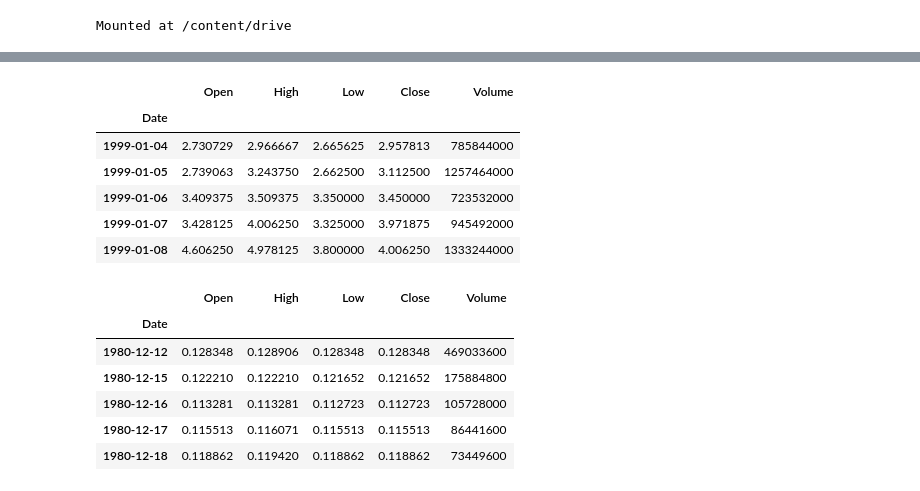
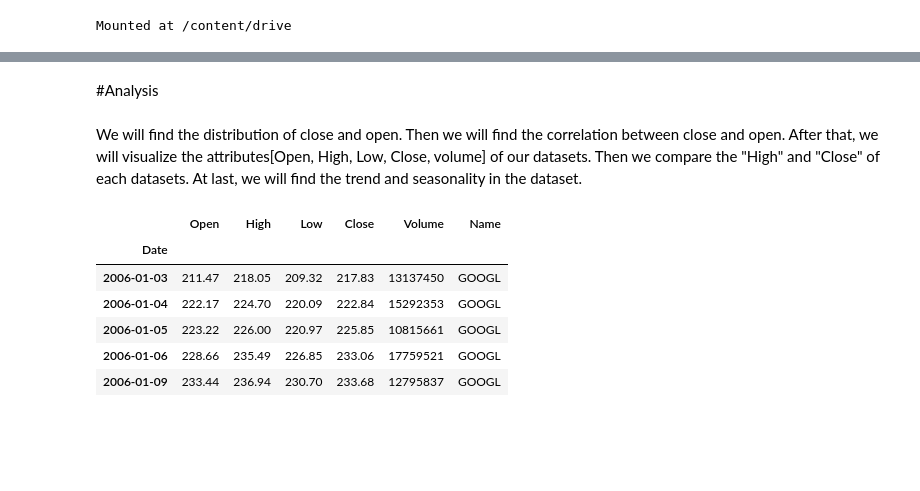
Before and after one commit to shiv4705/Stock-Market-Analysis-and-Forecasting, a Jupyter notebook: SGP.ipynb, the cells around one changed output, grey strips where cells are left out. Saved outputs shown, nothing was run; the diff lists cells and outputs as text; code cells hidden in the pictures; blank space fills up the shorter version.

```diff
--- a/SGP.ipynb
+++ b/SGP.ipynb
@@ -30,3 +28,7 @@ Saving IBM_2006_2018.csv to IBM_2006_2018.csv
+# %% [markdown]
+#Analysis
+# %% [markdown]
+We will find the distribution of close and open. Then we will find the correlation between close and open. After that, we will visualize the attributes[Open, High, Low, Close, volume] of our datasets. Then we compare the "High" and "Close" of each datasets. At last, we will find the trend and seasonality in the dataset.
 # %%
 import numpy as np
 import pandas as pd
@@ -34,24 +36,13 @@ import matplotlib.pyplot as plt
 import seaborn as sns
 import plotly.express as px
 # %%
-amazon = pd.read_csv('/content/AMZN_1999_2022.csv', index_col = 'Date',  parse_dates = ['Date'], dayfirst = True)
-amazon.head()
+google = pd.read_csv('/content/drive/MyDrive/SGP/Datasets/GOOGL_2006-01-01_to_2018-01-01.csv', index_col='Date', parse_dates=['Date'])
+google.head()
 # %% [output]
-|  | Open | High | Low | Close | Volume |
-| Date |  |  |  |  |  |
-| 1999-01-04 | 2.730729 | 2.966667 | 2.665625 | 2.957813 | 785844000 |
-| 1999-01-05 | 2.739063 | 3.243750 | 2.662500 | 3.112500 | 1257464000 |
-| 1999-01-06 | 3.409375 | 3.509375 | 3.350000 | 3.450000 | 723532000 |
-| 1999-01-07 | 3.428125 | 4.006250 | 3.325000 | 3.971875 | 945492000 |
-| 1999-01-08 | 4.606250 | 4.978125 | 3.800000 | 4.006250 | 1333244000 |
+|  | Open | High | Low | Close | Volume | Name |
+| Date |  |  |  |  |  |  |
+| 2006-01-03 | 211.47 | 218.05 | 209.32 | 217.83 | 13137450 | GOOGL |
+| 2006-01-04 | 222.17 | 224.70 | 220.09 | 222.84 | 15292353 | GOOGL |
+| 2006-01-05 | 223.22 | 226.00 | 220.97 | 225.85 | 10815661 | GOOGL |
+| 2006-01-06 | 228.66 | 235.49 | 226.85 | 233.06 | 17759521 | GOOGL |
+| 2006-01-09 | 233.44 | 236.94 | 230.70 | 233.68 | 12795837 | GOOGL |
-# %%
-apple = pd.read_csv('/content/APPL_1980_2022.csv', index_col='Date', parse_dates=['Date'], dayfirst = True)
-apple.head()
-# %% [output]
-|  | Open | High | Low | Close | Volume |
-| Date |  |  |  |  |  |
-| 1980-12-12 | 0.128348 | 0.128906 | 0.128348 | 0.128348 | 469033600 |
-| 1980-12-15 | 0.122210 | 0.122210 | 0.121652 | 0.121652 | 175884800 |
-| 1980-12-16 | 0.113281 | 0.113281 | 0.112723 | 0.112723 | 105728000 |
-| 1980-12-17 | 0.115513 | 0.116071 | 0.115513 | 0.115513 | 86441600 |
-| 1980-12-18 | 0.118862 | 0.119420 | 0.118862 | 0.118862 | 73449600 |
```
Also changed, not shown: parts of 109 cells of this notebook.
